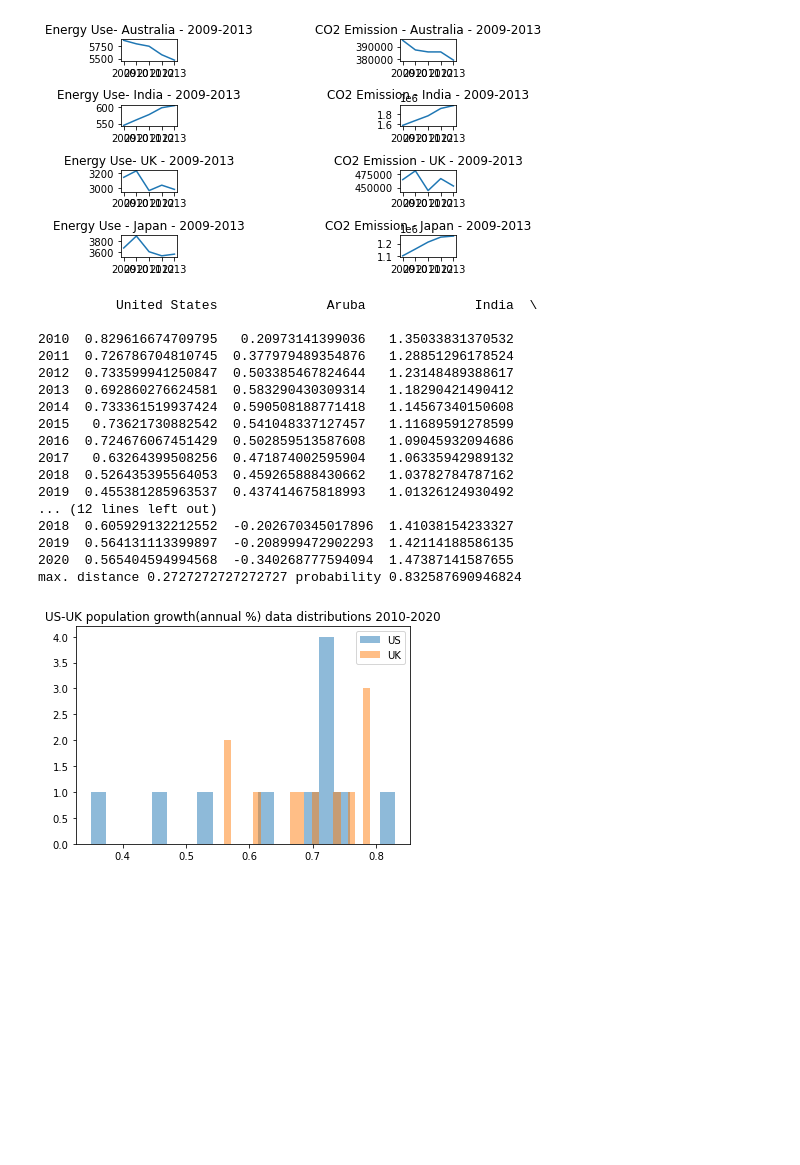
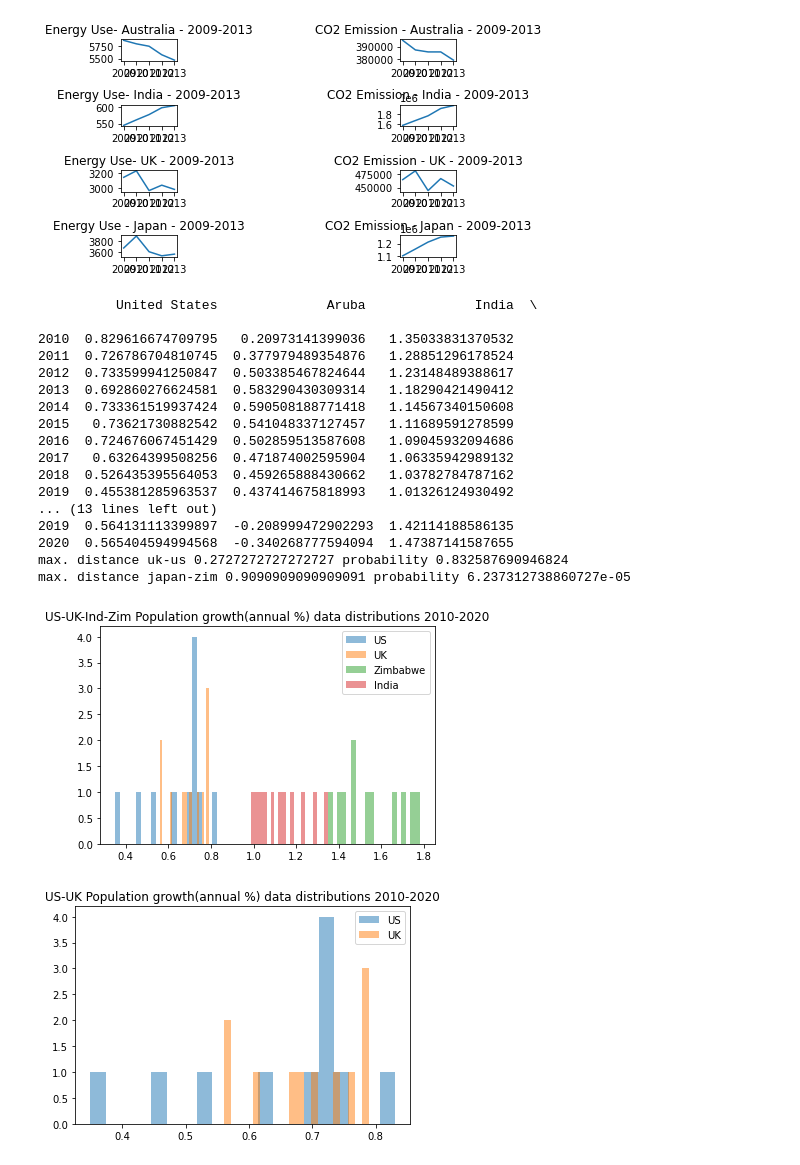
Before and after one commit to SarithaSundaresan/assignment2, a Jupyter notebook: assignment2.ipynb, the cells around one changed output. Saved outputs shown, nothing was run; the diff lists cells and outputs as text; code cells hidden in the pictures; blank space fills up the shorter version.

```diff
--- a/assignment2.ipynb
+++ b/assignment2.ipynb
@@ -323,36 +323,51 @@ us_data = df3[["United States"]].values.astype('float').round(2).flatten()
 #print(us_data)
 uk_data = df3[["United Kingdom"]].values.astype('float').round(2).flatten()
 japan_data = df3[["Japan"]].values.astype('float').round(2).flatten()
 zim_data = df3[["Zimbabwe"]].values.astype('float').round(2).flatten()
+ind_data = df3[["India"]].values.astype('float').round(2).flatten()
 #print("US-India population growth data distributions")
 #d, p = stats.ks_2samp(df3[['United States']].astype('float').round(2), df3[['Japan']].astype('float').round(2))
 
 d, p = ks_2samp(uk_data, us_data)
-print("max. distance", d, "probability", p)
+print("max. distance uk-us", d, "probability", p)
+
+d, p = ks_2samp(zim_data, ind_data)
+print("max. distance japan-zim", d, "probability", p)
 ##print("us",us_data)
 
 plt.figure()
 plt.hist(us_data, label="US", bins=20,alpha=0.5)
 plt.hist(uk_data, label="UK", bins=20, alpha=0.5)
-plt.title("US-UK population growth(annual %) data distributions 2010-2020")
+plt.hist(zim_data, label="Zimbabwe", bins=20,alpha=0.5)
+plt.hist(ind_data, label="India", bins=20, alpha=0.5)
+plt.title("US-UK-Ind-Zim Population growth(annual %) data distributions 2010-2020")
 plt.legend()
 plt.show()
+
+
+plt.figure()
+plt.hist(us_data, label="US", bins=20,alpha=0.5)
+plt.hist(uk_data, label="UK", bins=20, alpha=0.5)
+plt.title("US-UK Population growth(annual %) data distributions 2010-2020")
+plt.legend()
+plt.show()
 # %% [output]
           United States              Aruba              India  \
 
 2010  0.829616674709795   0.20973141399036   1.35033831370532
 2011  0.726786704810745  0.377979489354876   1.28851296178524
 2012  0.733599941250847  0.503385467824644   1.23148489388617
 2013  0.692860276624581  0.583290430309314   1.18290421490412
 2014  0.733361519937424  0.590508188771418   1.14567340150608
 2015   0.73621730882542  0.541048337127457   1.11689591278599
 2016  0.724676067451429  0.502859513587608   1.09045932094686
 2017   0.63264399508256  0.471874002595904   1.06335942989132
 2018  0.526435395564053  0.459265888430662   1.03782784787162
 2019  0.455381285963537  0.437414675818993   1.01326124930492
-... (12 lines left out)
-2018  0.605929132212552  -0.202670345017896  1.41038154233327
+... (13 lines left out)
 2019  0.564131113399897  -0.208999472902293  1.42114188586135
 2020  0.565404594994568  -0.340268777594094  1.47387141587655
-max. distance 0.2727272727272727 probability 0.832587690946824
+max. distance uk-us 0.2727272727272727 probability 0.832587690946824
+max. distance japan-zim 0.9090909090909091 probability 6.237312738860727e-05
-[figure, old version]
+[figure, new version]
+[figure, added]
```
Also changed, not shown: parts of 1 cell of this notebook.
